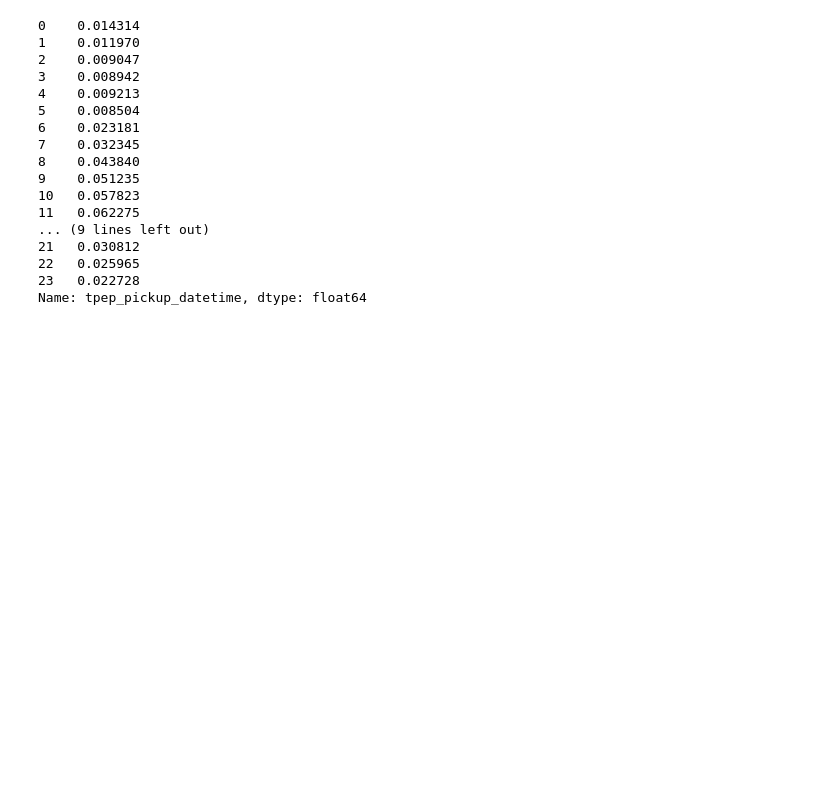
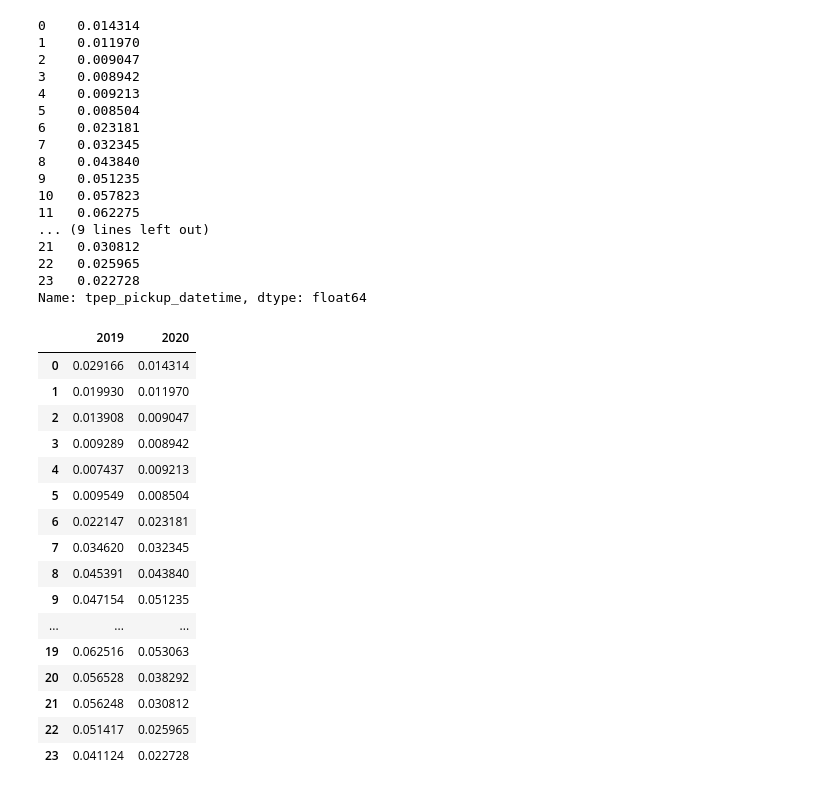
Before and after one commit to reuven/PyRVA-2021-11Nov-10, a Jupyter notebook: PyRVA - PyRVA-2021-11Nov-10.ipynb, the cells around one changed output. Drawn from its saved outputs; the diff is of its cells as text; code cells hidden in the pictures; blank space fills up the shorter version.

```diff
--- a/PyRVA - PyRVA-2021-11Nov-10.ipynb
+++ b/PyRVA - PyRVA-2021-11Nov-10.ipynb
@@ -544,3 +544,24 @@ df_0720['tpep_pickup_datetime'].dt.hour.value_counts(normalize=True).sort_index(
 22   0.025965
 23   0.022728
 Name: tpep_pickup_datetime, dtype: float64
+# %%
+DataFrame({2019: df_0719['tpep_pickup_datetime'].dt.hour.value_counts(normalize=True).sort_index(),
+          2020: df_0720['tpep_pickup_datetime'].dt.hour.value_counts(normalize=True).sort_index()})
+# %% [output]
+|  | 2019 | 2020 |
+| 0 | 0.029166 | 0.014314 |
+| 1 | 0.019930 | 0.011970 |
+| 2 | 0.013908 | 0.009047 |
+| 3 | 0.009289 | 0.008942 |
+| 4 | 0.007437 | 0.009213 |
+| 5 | 0.009549 | 0.008504 |
+| 6 | 0.022147 | 0.023181 |
+| 7 | 0.034620 | 0.032345 |
+| 8 | 0.045391 | 0.043840 |
+| 9 | 0.047154 | 0.051235 |
+| ... | ... | ... |
+| 19 | 0.062516 | 0.053063 |
+| 20 | 0.056528 | 0.038292 |
+| 21 | 0.056248 | 0.030812 |
+| 22 | 0.051417 | 0.025965 |
+| 23 | 0.041124 | 0.022728 |
```
Also changed, not shown: parts of 1 cell of this notebook.
